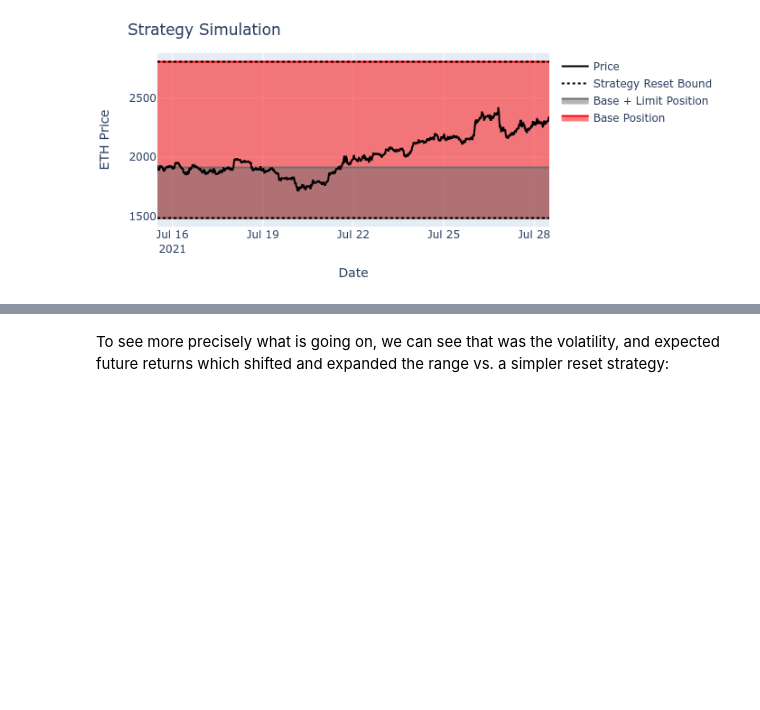
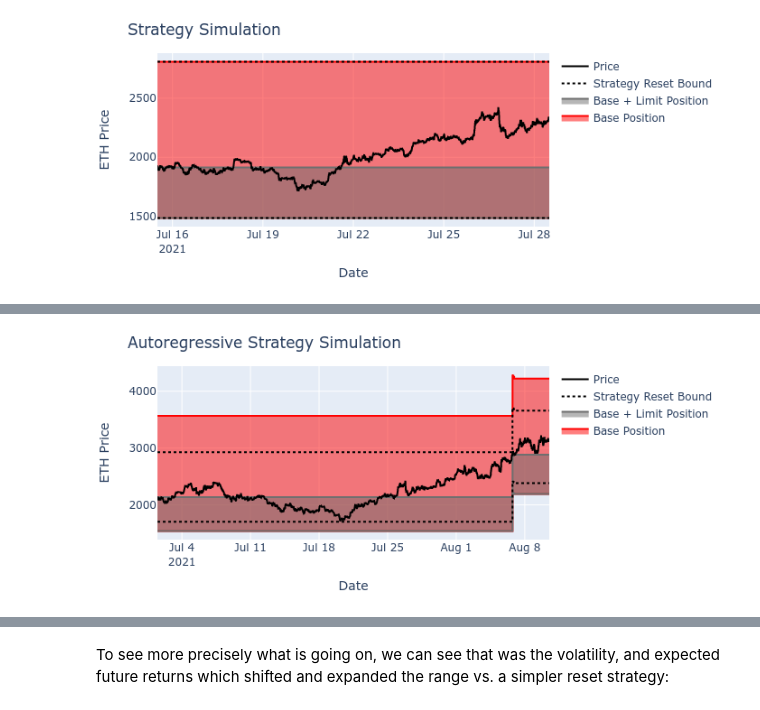
Before and after one commit to ricardgardella/active-strategy-framework, a Jupyter notebook: AutoRegressiveStrategy.ipynb, the cells around one changed output, grey strips where cells are left out. Cells and saved outputs as stored; diff of their text form; code cells hidden in the pictures; blank space fills up the shorter version.

```diff
--- a/AutoRegressiveStrategy.ipynb
+++ b/AutoRegressiveStrategy.ipynb
@@ -289,3 +384,77 @@ As you can see, the Sharpe ratio for the Autoregressive Strategy is a healthy 1.
+# %%
+SELECTED_STRATEGY                         = 13
+simulated_strategy                        = results_data[SELECTED_STRATEGY]
+data_strategy_long                        = pd.DataFrame([i.dict_components() for i in simulated_strategy])
+data_strategy_long                        = data_strategy_long.set_index('time',drop=False)
+data_strategy_long                        = data_strategy_long.sort_index()
+data_strategy_long['value_hold']          = INITIAL_TOKEN_0 + INITIAL_TOKEN_1 * data_strategy_long['price_1_0']
+data_strategy_long['relative_to_holding'] = data_strategy_long['value_position']/data_strategy_long['value_hold']-1
+data_strategy_long['cum_fees_usd']        = data_strategy_long['token_0_fees'].cumsum() + (data_strategy_long['token_1_fees'] * data_strategy_long['price_1_0']).cumsum()
+data_strategy_long['net_gain']            = (data_strategy_long['value_position']  - INITIAL_POSITION_VALUE)/INITIAL_POSITION_VALUE
+pd.DataFrame([AutoRegressiveStrategyImplementer.analyze_strategy(data_strategy_long,INITIAL_POSITION_VALUE)])
+
+CHART_SIZE = 300
+
+fig_strategy = go.Figure()
+fig_strategy.add_trace(go.Scatter(
+    x=data_strategy_long['time'],
+    y=data_strategy_long['base_range_lower_usd'],
+    fill=None,
+    mode='lines',
+    showlegend = False,
+    line_color='#ff0000',
+    ))
+fig_strategy.add_trace(go.Scatter(
+    x=data_strategy_long['time'],
+    y=data_strategy_long['base_range_upper_usd'],
+    name='Base Position',
+    fill='tonexty', # fill area between trace0 and trace1
+    mode='lines', line_color='#ff0000',))
+
+fig_strategy.add_trace(go.Scatter(
+    x=data_strategy_long['time'],
+    y=data_strategy_long['limit_range_lower_usd'],
+    fill=None,
+    mode='lines',
+    showlegend = False,
+    line_color='#6f6f6f'))
+
+fig_strategy.add_trace(go.Scatter(
+    x=data_strategy_long['time'],
+    y=data_strategy_long['limit_range_upper_usd'],
+    name='Base + Limit Position',
+    fill='tonexty', # fill area between trace0 and trace1
+    mode='lines', line_color='#6f6f6f',))
+
+fig_strategy.add_trace(go.Scatter(
+    x=data_strategy_long['time'],
+    y=data_strategy_long['reset_range_lower_usd'],
+    name='Strategy Reset Bound',
+    line=dict(width=2,dash='dot',color='black')))
+
+fig_strategy.add_trace(go.Scatter(
+    x=data_strategy_long['time'],
+    y=data_strategy_long['reset_range_upper_usd'],
+    showlegend = False,
+    line=dict(width=2,dash='dot',color='black',)))
+
+fig_strategy.add_trace(go.Scatter(
+    x=data_strategy_long['time'],
+    y=data_strategy_long['price_1_0'],
+    name='Price',
+    line=dict(width=2,color='black')))
+
+fig_strategy.update_layout(
+    margin=dict(l=20, r=20, t=40, b=20),
+    height= CHART_SIZE,
+    title = 'Autoregressive Strategy Simulation',
+    xaxis_title="Date",
+    yaxis_title="ETH Price",
+)
+
+fig_strategy.show(renderer="png")
+# %% [output]
+[figure, added]
 # %%
 #################
 #
```
Also changed, not shown: parts of 15 cells of this notebook, 6 other files.
